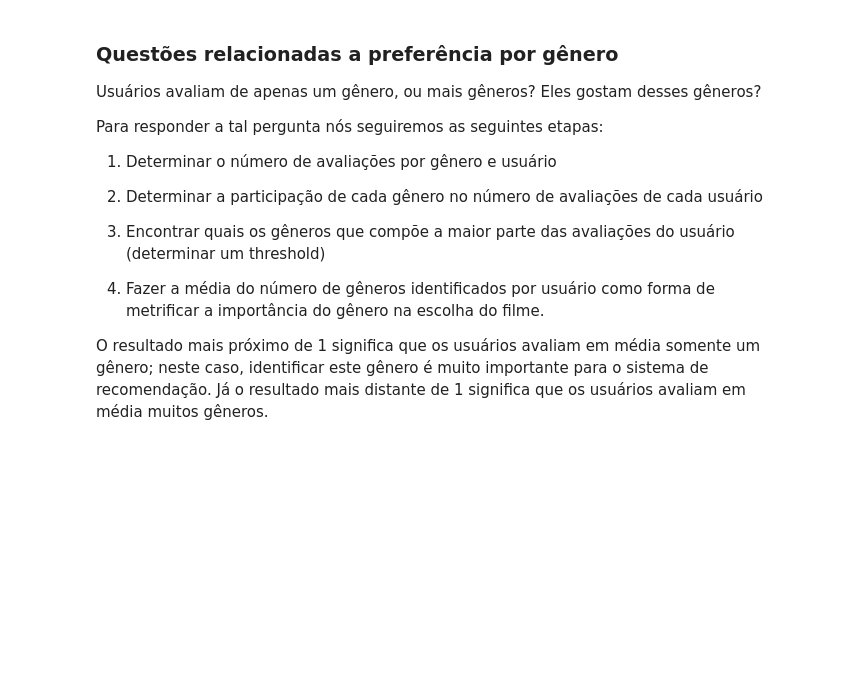
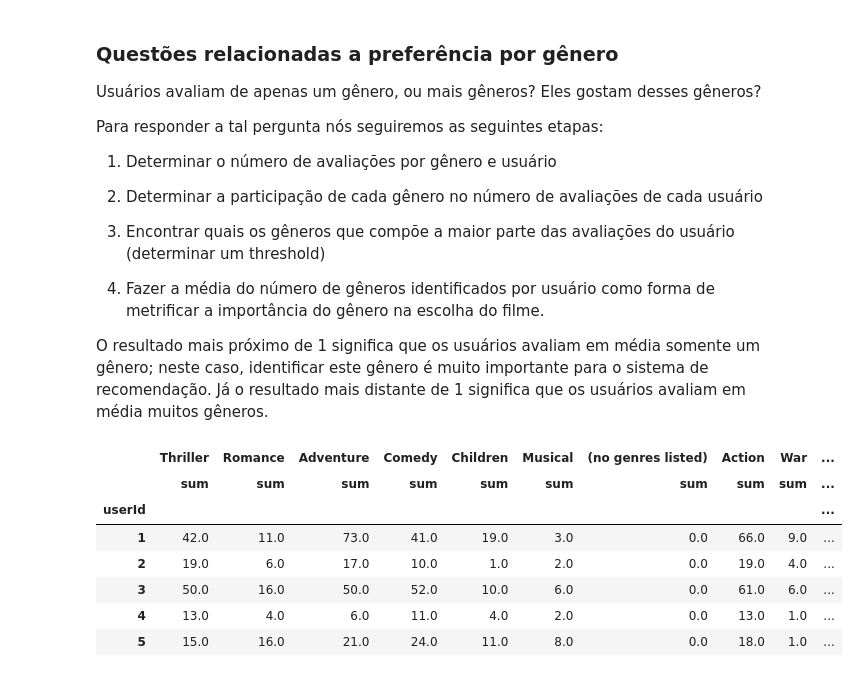
Before and after one commit to marivgonzales/recomendation_system, a Jupyter notebook: recomend_system.ipynb, the cells around one changed output. Cells and saved outputs as stored; diff of their text form; code cells hidden in the pictures; blank space fills up the shorter version.

```diff
--- a/recomend_system.ipynb
+++ b/recomend_system.ipynb
@@ -123,9 +116,28 @@ Para responder a tal pergunta nós seguiremos as seguintes etapas:
 O resultado mais próximo de 1 significa que os usuários avaliam em média somente um gênero; neste caso, identificar este gênero é muito importante para o sistema de recomendação.
 Já o resultado mais distante de 1 significa que os usuários avaliam em média muitos gêneros.
 # %%
-# Determinando o número de gêneros avaliado por cada usuário
+# Determinando o número de avaliações porgênero para cada usuário
 
 # 1. definindo todos os gêneros que existem:
 genre_labels = set()
 for s in ratings_movies['genres'].str.split('|').values:
     genre_labels = genre_labels.union(set(s))
+
+# 2. desmembrando todos os gêneros em colunas separadas
+import re
+genres_df = pd.DataFrame(dict((genre, ratings_movies.genres.str.contains(genre, re.IGNORECASE))
+                             for genre in genre_labels))
+ratings_movies_expand = genres_df.join(ratings_movies)
+
+# 3. contar quantas vezes os gêneros são verdadeiros por usuário
+n_gen_user = ratings_movies_expand.groupby('userId').agg({genre:[np.sum] for genre in genre_labels})
+n_gen_user.head()
+# %% [output]
+|  | Thriller | Romance | Adventure | Comedy | Children | Musical | (no genres listed) | Action | War | ... |
+|  | sum | sum | sum | sum | sum | sum | sum | sum | sum | ... |
+| userId |  |  |  |  |  |  |  |  |  | ... |
+| 1 | 42.0 | 11.0 | 73.0 | 41.0 | 19.0 | 3.0 | 0.0 | 66.0 | 9.0 | ... |
+| 2 | 19.0 | 6.0 | 17.0 | 10.0 | 1.0 | 2.0 | 0.0 | 19.0 | 4.0 | ... |
+| 3 | 50.0 | 16.0 | 50.0 | 52.0 | 10.0 | 6.0 | 0.0 | 61.0 | 6.0 | ... |
+| 4 | 13.0 | 4.0 | 6.0 | 11.0 | 4.0 | 2.0 | 0.0 | 13.0 | 1.0 | ... |
+| 5 | 15.0 | 16.0 | 21.0 | 24.0 | 11.0 | 8.0 | 0.0 | 18.0 | 1.0 | ... |
```
Also changed, not shown: parts of 10 cells of this notebook.
